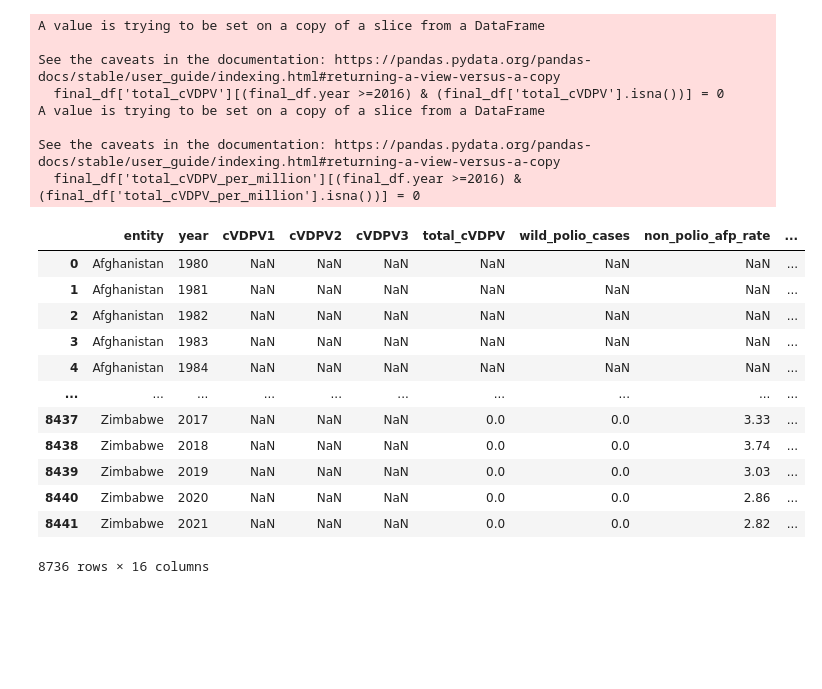
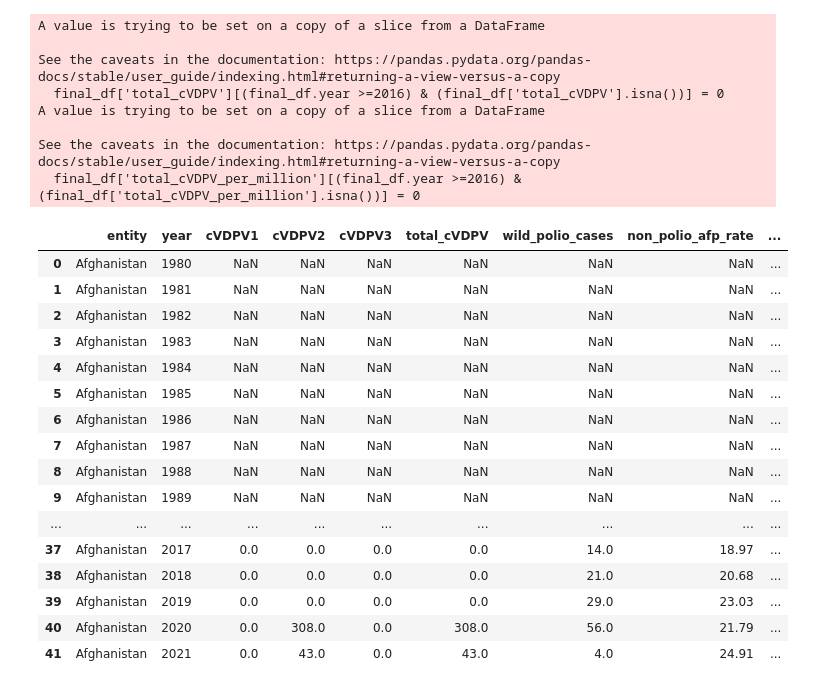
Before and after one commit to owid/notebooks, a Jupyter notebook: FionaSpooner/polio_cases/combine_polio_data.ipynb, the cells around one changed output. Saved outputs shown, nothing was run; the diff lists cells and outputs as text; code cells hidden in the pictures; blank space fills up the shorter version.

```diff
--- a/FionaSpooner/polio_cases/combine_polio_data.ipynb
+++ b/FionaSpooner/polio_cases/combine_polio_data.ipynb
@@ -227,7 +227,7 @@ global_total.rename(columns = {'WHO_REGION':'entity'}, inplace = True)
 # %%
 df.drop(df[df['entity'] == 'World'].index, inplace=True)
 total_df = pd.concat([df,regional_total,  global_total])
-total_df['total_polio'] = total_df['total_polio'].fillna(0)
+#total_df['total_polio'] = total_df['total_polio'].fillna(0)
 total_df[total_df.entity == 'World']
 # %% [output]
 |  | entity | year | cVDPV1 | cVDPV2 | cVDPV3 | total_cVDPV | wild_polio_cases | non_polio_afp_rate | ... |
@@ -280,20 +280,24 @@ A value is trying to be set on a copy of a slice from a DataFrame
 See the caveats in the documentation: https://pandas.pydata.org/pandas-docs/stable/user_guide/indexing.html#returning-a-view-versus-a-copy
   final_df['total_cVDPV_per_million'][(final_df.year >=2016) & (final_df['total_cVDPV_per_million'].isna())] = 0
 # %%
-final_df.sort_values(['entity','year'])
+final_df[final_df.entity == 'Afghanistan']
 # %% [output]
 |  | entity | year | cVDPV1 | cVDPV2 | cVDPV3 | total_cVDPV | wild_polio_cases | non_polio_afp_rate | ... |
 | 0 | Afghanistan | 1980 | NaN | NaN | NaN | NaN | NaN | NaN | ... |
 | 1 | Afghanistan | 1981 | NaN | NaN | NaN | NaN | NaN | NaN | ... |
 | 2 | Afghanistan | 1982 | NaN | NaN | NaN | NaN | NaN | NaN | ... |
 | 3 | Afghanistan | 1983 | NaN | NaN | NaN | NaN | NaN | NaN | ... |
 | 4 | Afghanistan | 1984 | NaN | NaN | NaN | NaN | NaN | NaN | ... |
+| 5 | Afghanistan | 1985 | NaN | NaN | NaN | NaN | NaN | NaN | ... |
+| 6 | Afghanistan | 1986 | NaN | NaN | NaN | NaN | NaN | NaN | ... |
+| 7 | Afghanistan | 1987 | NaN | NaN | NaN | NaN | NaN | NaN | ... |
+| 8 | Afghanistan | 1988 | NaN | NaN | NaN | NaN | NaN | NaN | ... |
+| 9 | Afghanistan | 1989 | NaN | NaN | NaN | NaN | NaN | NaN | ... |
 | ... | ... | ... | ... | ... | ... | ... | ... | ... | ... |
-| 8437 | Zimbabwe | 2017 | NaN | NaN | NaN | 0.0 | 0.0 | 3.33 | ... |
-| 8438 | Zimbabwe | 2018 | NaN | NaN | NaN | 0.0 | 0.0 | 3.74 | ... |
-| 8439 | Zimbabwe | 2019 | NaN | NaN | NaN | 0.0 | 0.0 | 3.03 | ... |
-| 8440 | Zimbabwe | 2020 | NaN | NaN | NaN | 0.0 | 0.0 | 2.86 | ... |
-| 8441 | Zimbabwe | 2021 | NaN | NaN | NaN | 0.0 | 0.0 | 2.82 | ... |
+| 37 | Afghanistan | 2017 | 0.0 | 0.0 | 0.0 | 0.0 | 14.0 | 18.97 | ... |
+| 38 | Afghanistan | 2018 | 0.0 | 0.0 | 0.0 | 0.0 | 21.0 | 20.68 | ... |
+| 39 | Afghanistan | 2019 | 0.0 | 0.0 | 0.0 | 0.0 | 29.0 | 23.03 | ... |
+| 40 | Afghanistan | 2020 | 0.0 | 308.0 | 0.0 | 308.0 | 56.0 | 21.79 | ... |
+| 41 | Afghanistan | 2021 | 0.0 | 43.0 | 0.0 | 43.0 | 4.0 | 24.91 | ... |
-8736 rows × 16 columns
 # %%
 final_df.to_csv(f'data/polio_cases_to_upload_{date_today}.csv', index=False)
```
Also changed, not shown: parts of 1 cell of this notebook, 1 other file.
